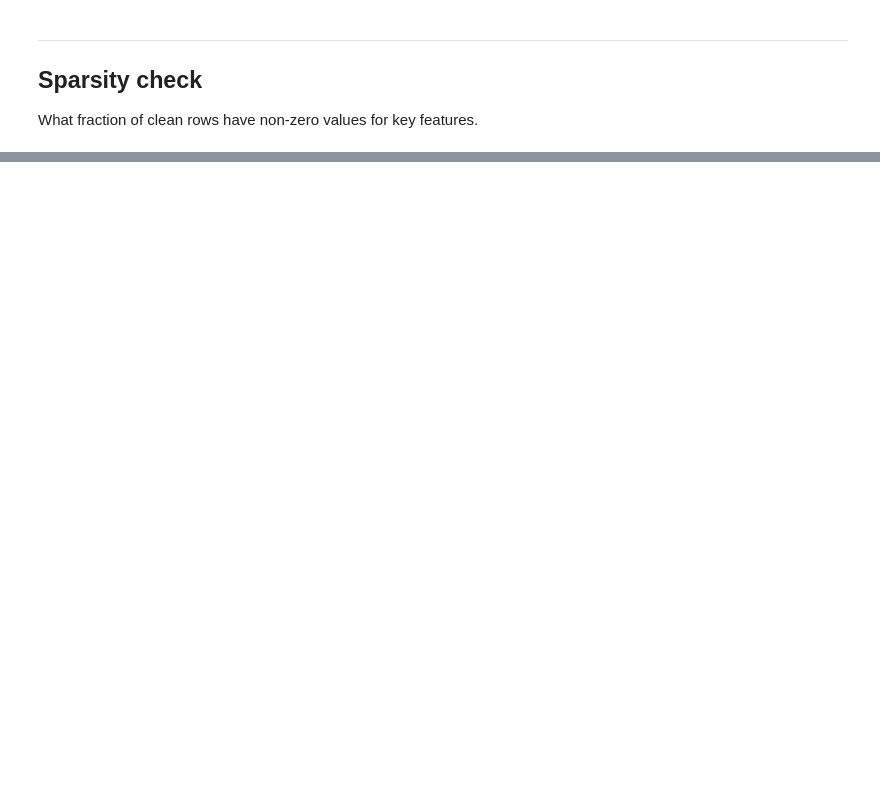
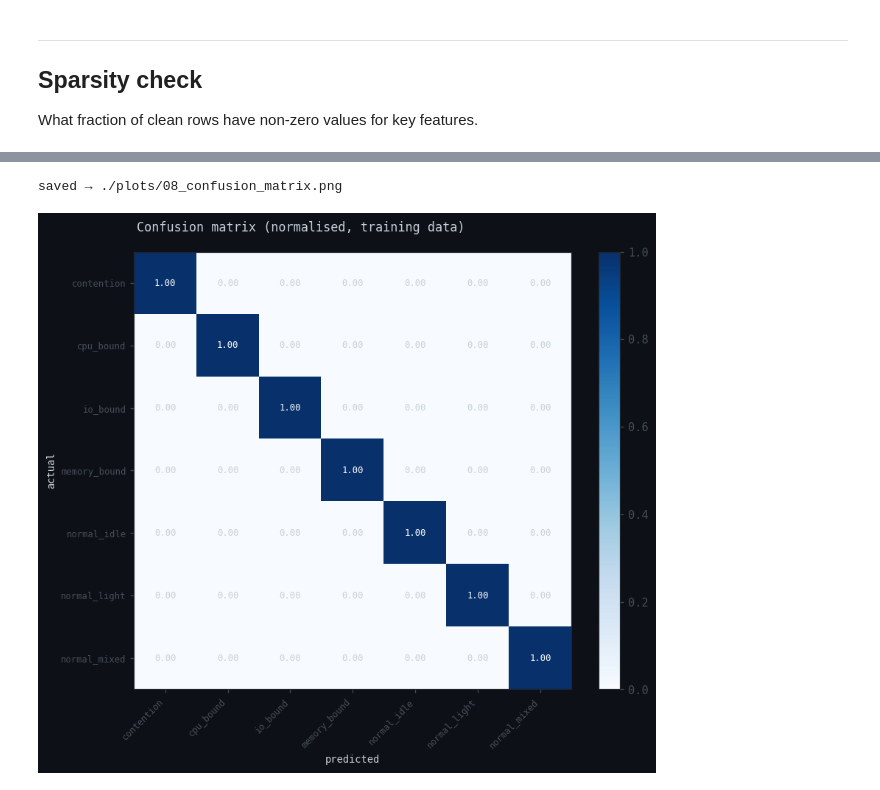
Before and after one commit to asad-Md/PerformanceBottleneckDiagnosis, a Jupyter notebook: src/perf_analysis.ipynb, the cells around one changed output, grey strips where cells are left out. Drawn from its saved outputs; the diff is of its cells as text; code cells hidden in the pictures; blank space fills up the shorter version.

```diff
--- a/src/perf_analysis.ipynb
+++ b/src/perf_analysis.ipynb
@@ -554,0 +714,15 @@ normal_idle      411
+# %%
+# ── Cell: Quick classification report ────────────────────────────────────────
+from sklearn.model_selection import cross_val_score, StratifiedKFold
+from sklearn.metrics import classification_report
+import numpy as np
+
+cv = StratifiedKFold(n_splits=5, shuffle=True, random_state=42)
+scores = cross_val_score(rf, X, y_enc, cv=cv, scoring='f1_macro')
+print(f'5-fold cross-val F1 macro: {scores.mean():.3f} ± {scores.std():.3f}')
+print(f'Per-fold: {scores.round(3)}')
+
+# full report on all data (optimistic — just for feature diagnostic)
+y_pred = rf.predict(X)
+print('\nClassification report (training data — optimistic):')
+print(classification_report(y_enc, y_pred, target_names=le.classes_))
@@ -554,0 +747,28 @@ normal_idle      411
+# %%
+# ── Cell: Confusion matrix ────────────────────────────────────────────────────
+from sklearn.metrics import confusion_matrix
+import numpy as np
+
+cm = confusion_matrix(y_enc, y_pred)
+cm_norm = cm.astype(float) / cm.sum(axis=1, keepdims=True)
+
+fig, ax = plt.subplots(figsize=(9, 7))
+fig.suptitle('Confusion matrix (normalised, training data)', fontsize=11)
+im = ax.imshow(cm_norm, cmap='Blues', vmin=0, vmax=1)
+ax.set_xticks(range(len(le.classes_)))
+ax.set_yticks(range(len(le.classes_)))
+ax.set_xticklabels(le.classes_, rotation=45, ha='right', fontsize=8)
+ax.set_yticklabels(le.classes_, fontsize=8)
+ax.set_xlabel('predicted')
+ax.set_ylabel('actual')
+plt.colorbar(im, ax=ax, fraction=0.046, pad=0.04)
+for i in range(len(le.classes_)):
+    for j in range(len(le.classes_)):
+        ax.text(j, i, f'{cm_norm[i,j]:.2f}', ha='center', va='center',
+                fontsize=8, color='white' if cm_norm[i,j] > 0.5 else TEXT)
+plt.tight_layout()
+savefig(fig, '08_confusion_matrix.png')
+plt.show()
+# %% [output]
+saved → ./plots/08_confusion_matrix.png
+[figure, added]
```
Also changed, not shown: parts of 15 cells of this notebook, 27 other files.
